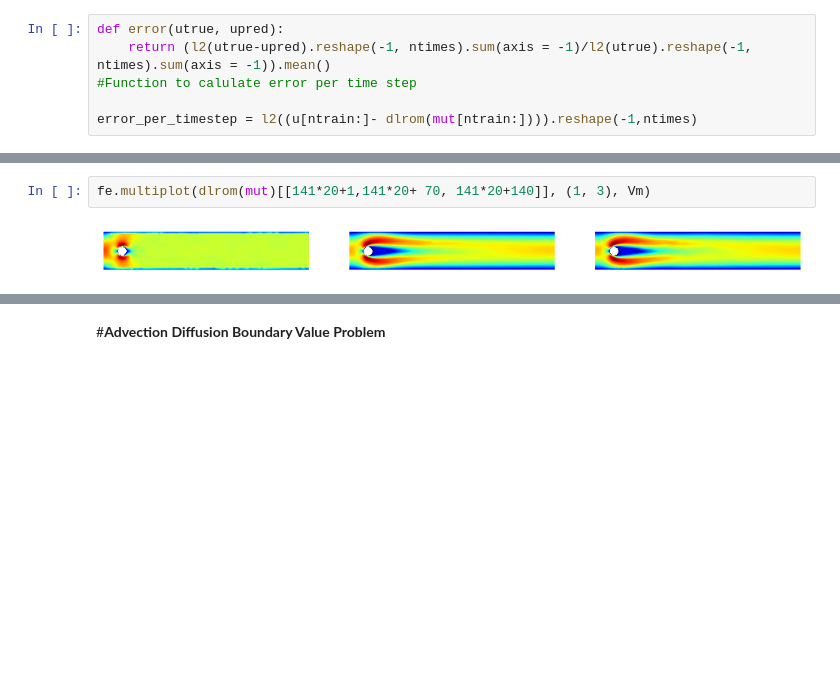
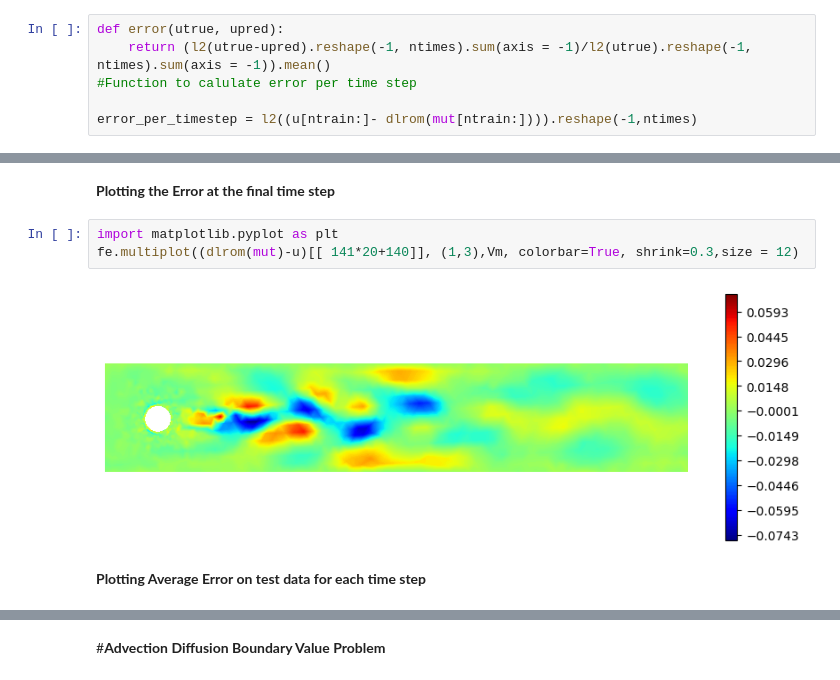
Before and after one commit to LuigiPagani/DL-ROM-for-Navier-Stokes, a Jupyter notebook: NAML_Project.ipynb, the cells around one changed output, grey strips where cells are left out. Drawn from its saved outputs; the diff is of its cells as text; blank space fills up the shorter version.

```diff
--- a/NAML_Project.ipynb
+++ b/NAML_Project.ipynb
@@ -402,9 +406,14 @@ fe.multiplot(u[[141*20+1,141*20+ 70, 141*20+140]], (1, 3), Vm)
 # %% [output]
 [figure]
+# %% [markdown]
+**Plotting the Error at the final time step**
 # %%
-fe.multiplot(dlrom(mut)[[141*20+1,141*20+ 70, 141*20+140]], (1, 3), Vm)
+import matplotlib.pyplot as plt
+fe.multiplot((dlrom(mut)-u)[[ 141*20+140]], (1,3),Vm, colorbar=True, shrink=0.3,size = 12)
 # %% [output]
-[figure, old version]
+[figure, new version]
+# %% [markdown]
+**Plotting Average Error on test data for each time step**
 # %%
 import torch
 import numpy as np
```
Also changed, not shown: parts of 13 cells of this notebook.
